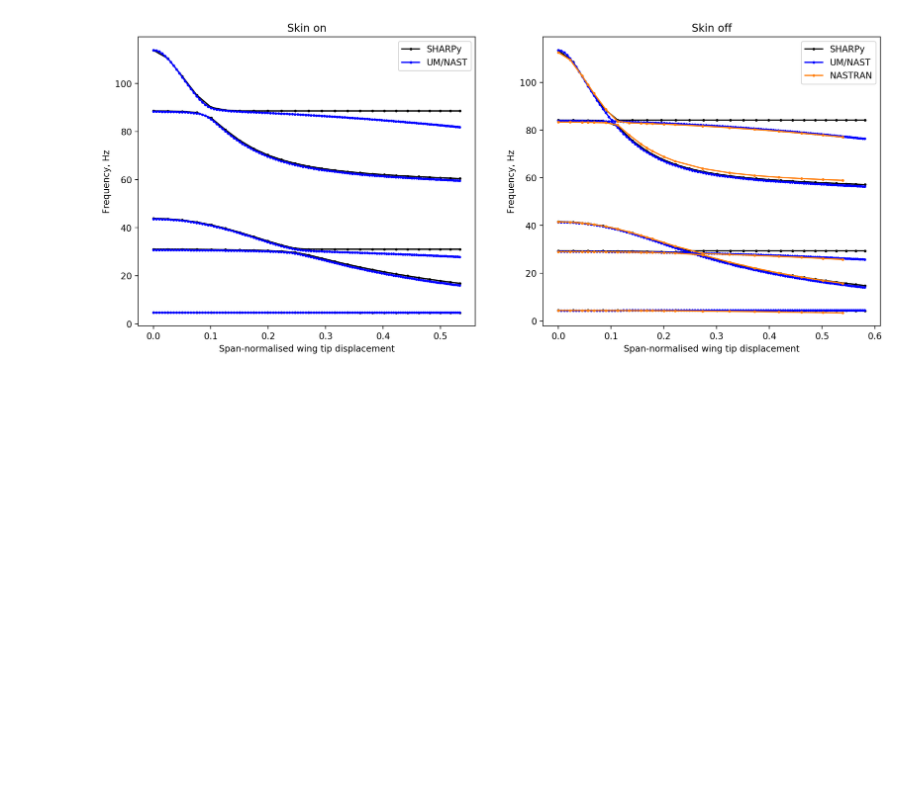
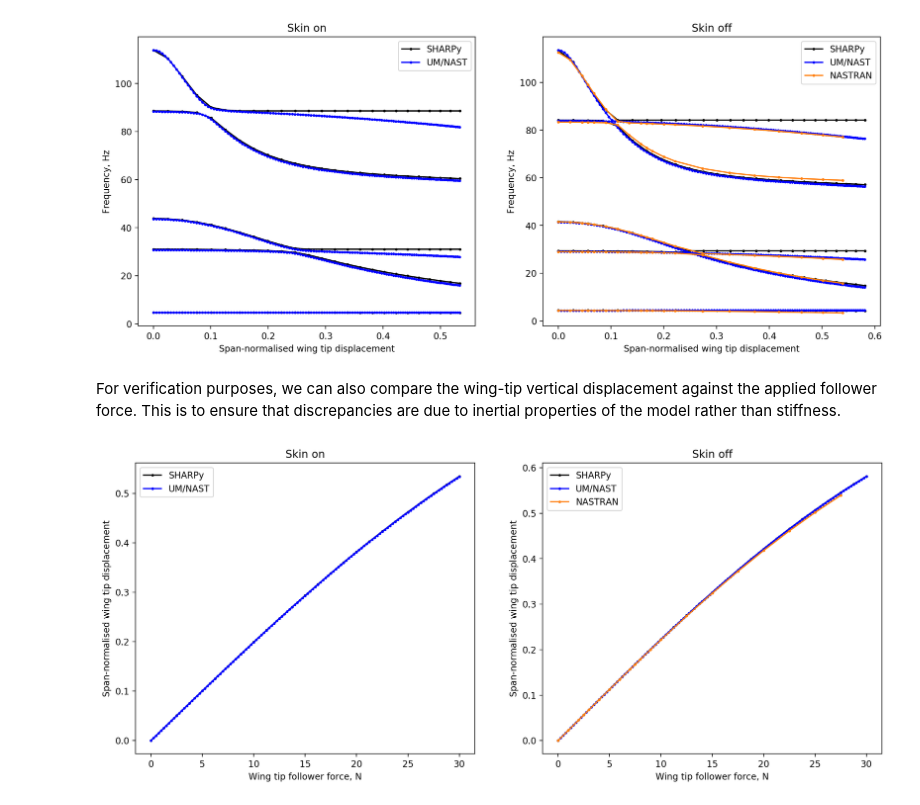
Before and after one commit to ngoiz/pazy-aepw3-results, a Jupyter notebook: 04_DeformedModal/04_DeformedModalResults.ipynb, the cells around one changed output. Cells and saved outputs as stored; diff of their text form; code cells hidden in the pictures; blank space fills up the shorter version.

Commit message:
Add a displacement check under follower forces

```diff
--- a/04_DeformedModal/04_DeformedModalResults.ipynb
+++ b/04_DeformedModal/04_DeformedModalResults.ipynb
@@ -136,3 +136,36 @@ ax[0].set_title('Skin on')
 ax[1].set_title('Skin off');
 # %% [output]
 [figure]
+# %% [markdown]
+For verification purposes, we can also compare the wing-tip vertical displacement against the applied follower force. This is to ensure that discrepancies are due to inertial properties of the model rather than stiffness.
+# %%
+fig, ax = plt.subplots(ncols=2, figsize=(15, 6))
+lines = [[], []]
+labels = [[], []]
+for case in ff_results:
+    for i_mode in range(1):
+        if case['skin']:
+            a = ax[0]
+        else:
+            a = ax[1]
+
+        a.plot(case['data'][i_mode][:, 0], case['data'][i_mode][:, 1] / 0.55, **case['line_style'])
+
+    # legend
+    if case['skin']:
+        label_idx = 0
+    else:
+        label_idx = 1
+    lines[label_idx].append(mpl.lines.Line2D([0], [0], **case['line_style']))
+    labels[label_idx].append(case['line_style']['label'])
+
+ax[0].legend(lines[0], labels[0])
+ax[1].legend(lines[1], labels[1])
+
+for a in ax:
+    a.set_ylabel('Span-normalised wing tip displacement')
+    a.set_xlabel('Wing tip follower force, N')
+ax[0].set_title('Skin on')
+ax[1].set_title('Skin off');
+# %% [output]
+[figure, added]
```
